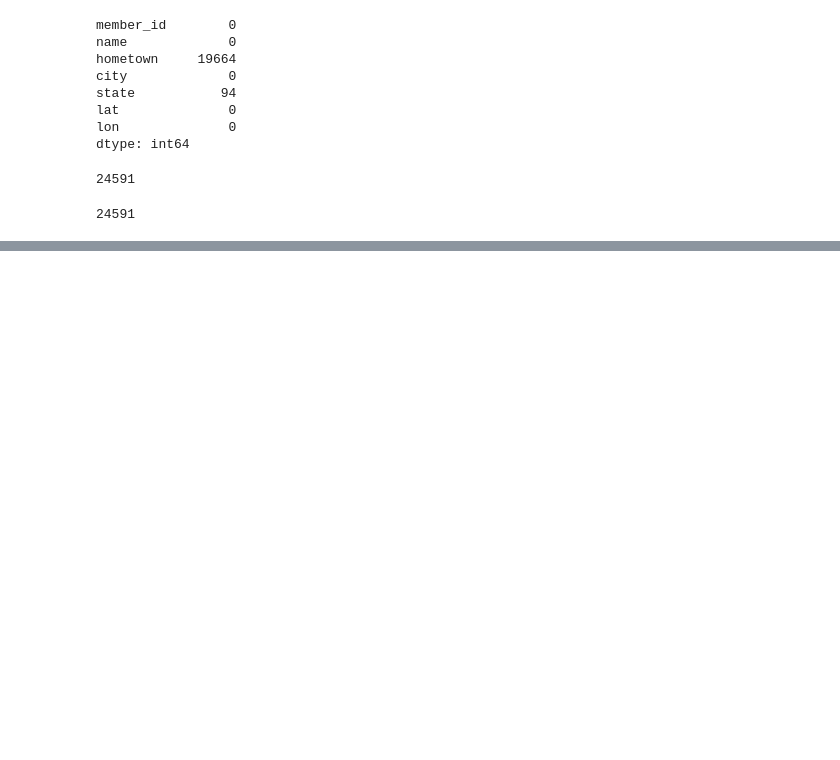
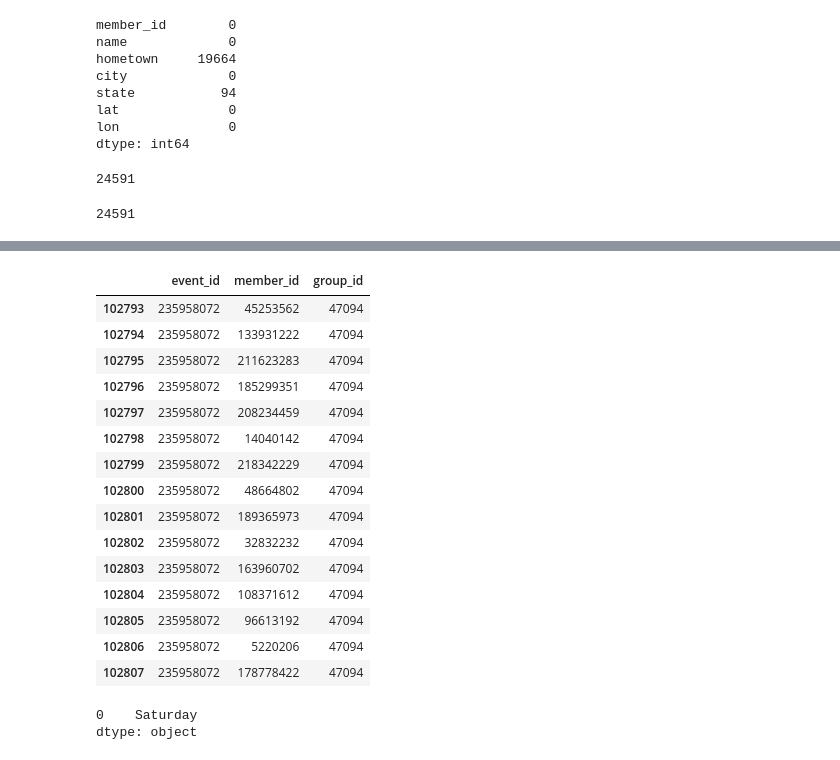
Before and after one commit to jamesreno2/python_project_eda, a Jupyter notebook: Python_project_eda.ipynb, the cells around one changed output, grey strips where cells are left out. Cells and saved outputs as stored; diff of their text form; code cells hidden in the pictures; blank space fills up the shorter version.

```diff
--- a/Python_project_eda.ipynb
+++ b/Python_project_eda.ipynb
@@ -161,0 +356,24 @@ merged_df.groupby(member_id)
+# %%
+rsvps.loc[(rsvps['group_id']==47094)&(rsvps['event_id']=='235958072')]
+# %% [output]
+|  | event_id | member_id | group_id |
+| 102793 | 235958072 | 45253562 | 47094 |
+| 102794 | 235958072 | 133931222 | 47094 |
+| 102795 | 235958072 | 211623283 | 47094 |
+| 102796 | 235958072 | 185299351 | 47094 |
+| 102797 | 235958072 | 208234459 | 47094 |
+| 102798 | 235958072 | 14040142 | 47094 |
+| 102799 | 235958072 | 218342229 | 47094 |
+| 102800 | 235958072 | 48664802 | 47094 |
+| 102801 | 235958072 | 189365973 | 47094 |
+| 102802 | 235958072 | 32832232 | 47094 |
+| 102803 | 235958072 | 163960702 | 47094 |
+| 102804 | 235958072 | 108371612 | 47094 |
+| 102805 | 235958072 | 96613192 | 47094 |
+| 102806 | 235958072 | 5220206 | 47094 |
+| 102807 | 235958072 | 178778422 | 47094 |
+# %%
+meta_events['day_of_week'].mode()
+# %% [output]
+0    Saturday
+dtype: object
```
Also changed, not shown: parts of 33 cells of this notebook.
